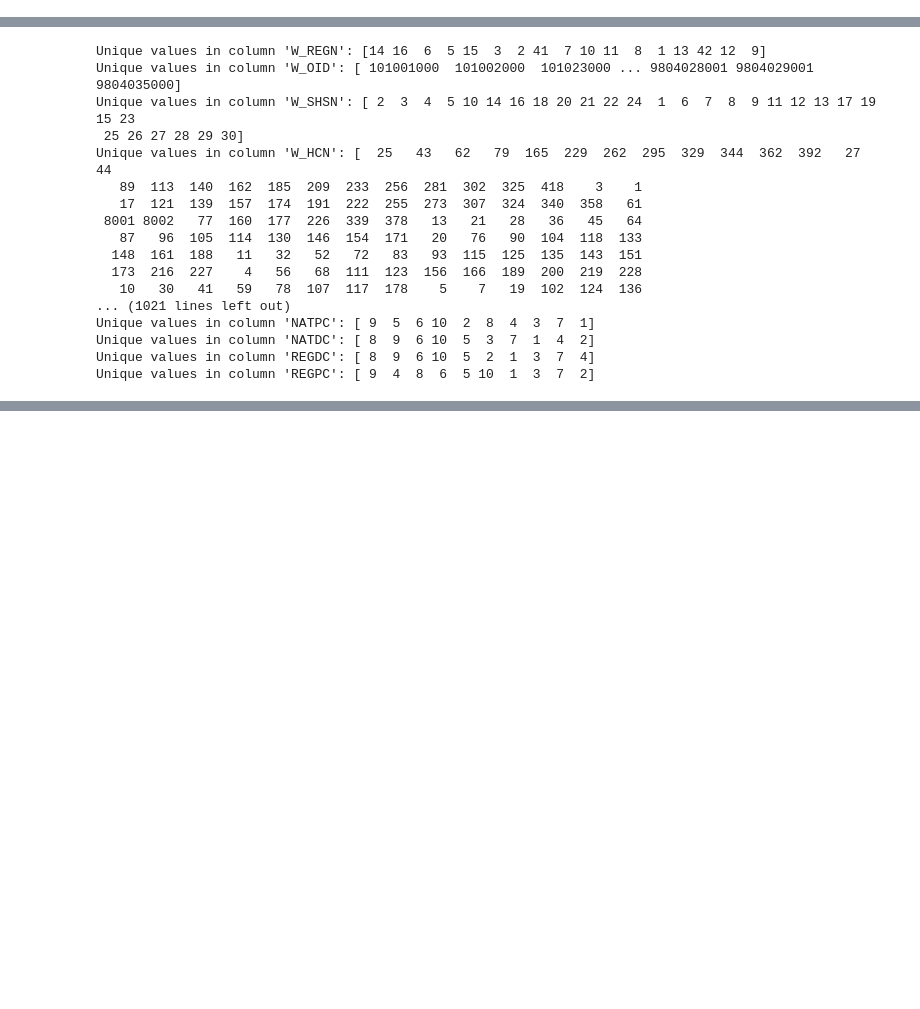
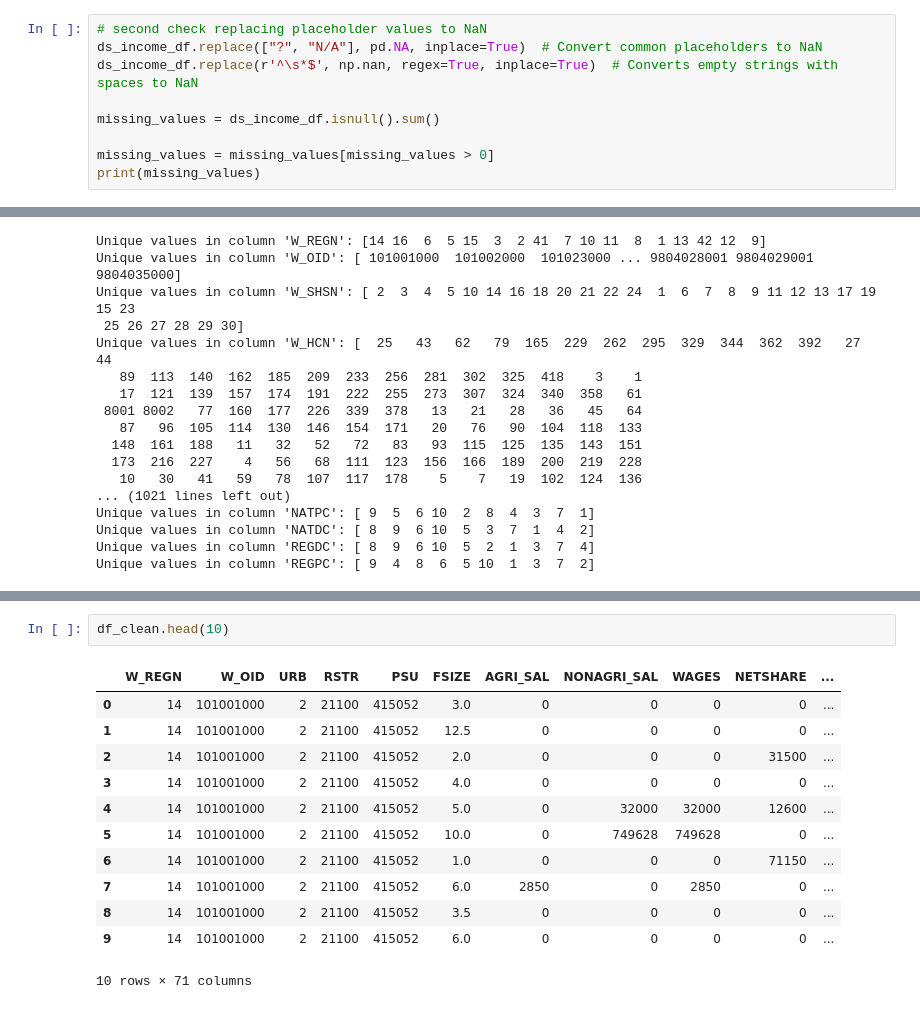
Before and after one commit to SmeaGL/STINTSY_MP, a Jupyter notebook: MP/STINTSY_Project_S14.ipynb, the cells around one changed output, grey strips where cells are left out. Saved outputs shown, nothing was run; the diff lists cells and outputs as text; blank space fills up the shorter version.

```diff
--- a/MP/STINTSY_Project_S14.ipynb
+++ b/MP/STINTSY_Project_S14.ipynb
@@ -58,0 +89,9 @@ Number of variables: 119
+# %%
+# second check replacing placeholder values to NaN
+ds_income_df.replace(["?", "N/A"], pd.NA, inplace=True)  # Convert common placeholders to NaN
+ds_income_df.replace(r'^\s*$', np.nan, regex=True, inplace=True)  # Converts empty strings with spaces to NaN
+
+missing_values = ds_income_df.isnull().sum()
+
+missing_values = missing_values[missing_values > 0]
+print(missing_values)
@@ -110,0 +181,15 @@ dtype: int64
+# %%
+df_clean.head(10)
+# %% [output]
+|  | W_REGN | W_OID | URB | RSTR | PSU | FSIZE | AGRI_SAL | NONAGRI_SAL | WAGES | NETSHARE | ... |
+| 0 | 14 | 101001000 | 2 | 21100 | 415052 | 3.0 | 0 | 0 | 0 | 0 | ... |
+| 1 | 14 | 101001000 | 2 | 21100 | 415052 | 12.5 | 0 | 0 | 0 | 0 | ... |
+| 2 | 14 | 101001000 | 2 | 21100 | 415052 | 2.0 | 0 | 0 | 0 | 31500 | ... |
+| 3 | 14 | 101001000 | 2 | 21100 | 415052 | 4.0 | 0 | 0 | 0 | 0 | ... |
+| 4 | 14 | 101001000 | 2 | 21100 | 415052 | 5.0 | 0 | 32000 | 32000 | 12600 | ... |
+| 5 | 14 | 101001000 | 2 | 21100 | 415052 | 10.0 | 0 | 749628 | 749628 | 0 | ... |
+| 6 | 14 | 101001000 | 2 | 21100 | 415052 | 1.0 | 0 | 0 | 0 | 71150 | ... |
+| 7 | 14 | 101001000 | 2 | 21100 | 415052 | 6.0 | 2850 | 0 | 2850 | 0 | ... |
+| 8 | 14 | 101001000 | 2 | 21100 | 415052 | 3.5 | 0 | 0 | 0 | 0 | ... |
+| 9 | 14 | 101001000 | 2 | 21100 | 415052 | 6.0 | 0 | 0 | 0 | 0 | ... |
+10 rows × 71 columns
```
Also changed, not shown: parts of 31 cells of this notebook.
